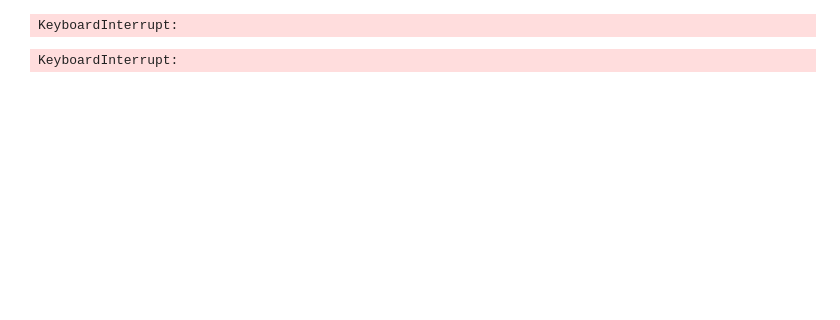
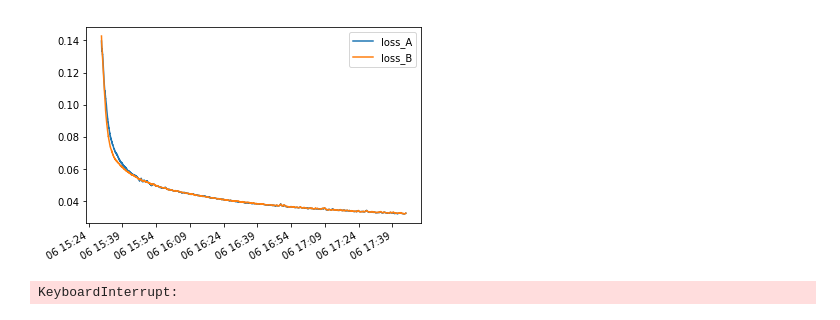
Before and after one commit to bryanchun/faceswap, a Jupyter notebook: logs/plot.ipynb, the cells around one changed output. Cells and saved outputs as stored; diff of their text form; code cells hidden in the pictures; blank space fills up the shorter version.

```diff
--- a/logs/plot.ipynb
+++ b/logs/plot.ipynb
@@ -20 +23,34 @@ KeyboardInterrupt:
+# %%
+import datetime
+%matplotlib inline
+import matplotlib.pyplot as plt
+import pandas as pd
+
+# root_path = os.path.abspath(os.path.dirname(__file__))
+# path = os.path.join(root_path, "./test.txt")
+with open("test.txt","r") as log:
+    lines = log.readlines()
+
+    ### x-axis is time
+    base = datetime.datetime(2018, 7, 6, 15, 29)
+    n_epoch = len(lines)
+    now = datetime.datetime(2018, 7, 6, 17, 45) #datetime.datetime.now()
+    difference = (now - base) // n_epoch
+    time = [base + difference*n for n in range(n_epoch)]
+
+    ### y-axes are losses
+    loss_A = [line.split("\t")[0] for line in lines]
+    series_loss_A = pd.Series(loss_A).rolling(100).mean()
+    loss_B = [line.split("\t")[1].rsplit("\n")[0] for line in lines]
+    series_loss_B = pd.Series(loss_B).rolling(100).mean()
+
+# plot
+plt.plot(time, series_loss_A, label="loss_A")
+plt.plot(time, series_loss_B, label="loss_B")
+plt.legend()
+# beautify the x-labels
+plt.gcf().autofmt_xdate()
+plt.show()
+# %% [output]
+[figure, added]
 # %%
@@ -46,35 +87,3 @@ plt.gcf().autofmt_xdate()
 plt.show()
 # %% [output]
 KeyboardInterrupt:
-# %%
-import datetime
-%matplotlib inline
-import matplotlib.pyplot as plt
-
-# root_path = os.path.abspath(os.path.dirname(__file__))
-# path = os.path.join(root_path, "./test.txt")
-with open('test.txt', 'r') as log:
-    reduction_factor = 10
-    while True:
-        for i in range(reduction_factor):
-            if not line:  break
-            if i == 0:  line = log.readline()
-                ### x-axis is time
-                base = datetime.datetime(2018, 7, 6, 15, 29)
-                n_epoch = len(lines)
-                now = datetime.datetime.now()
-                difference = (now - base) // n_epoch
-                time = [base+difference*n for n in range(n_epoch)]
-
-                ### y-axes are losses
-                loss_A = [line.split("\t")[0] for line in lines]
-                loss_B = [line.split("\t")[0] for line in lines]
-
-# plot
-plt.plot(time, loss_A)
-plt.plot(time, loss_B)
-# beautify the x-labels
-plt.gcf().autofmt_xdate()
-plt.show()
-# %% [output]
-KeyboardInterrupt:
```
Also changed, not shown: parts of 2 cells of this notebook, 12 other files.
